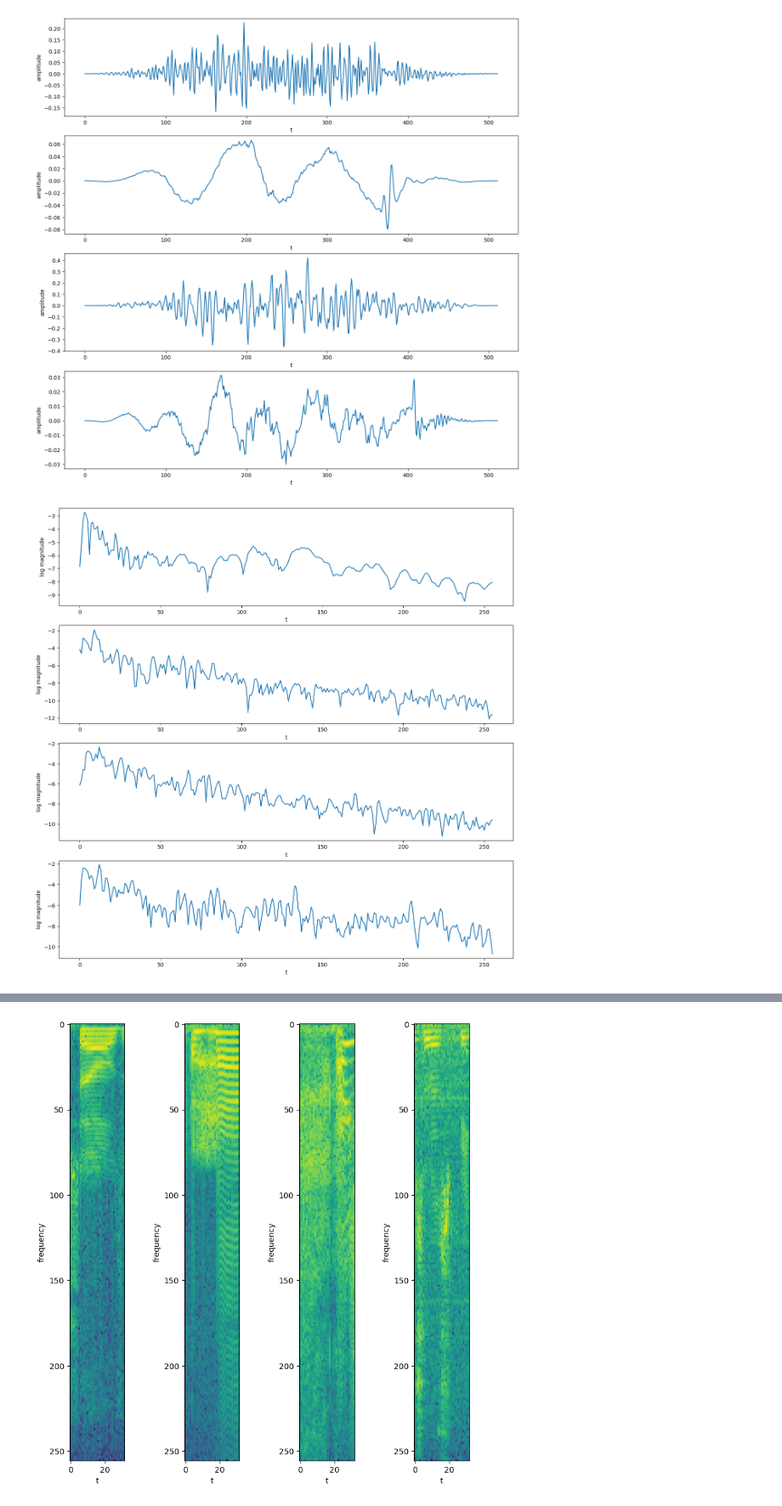
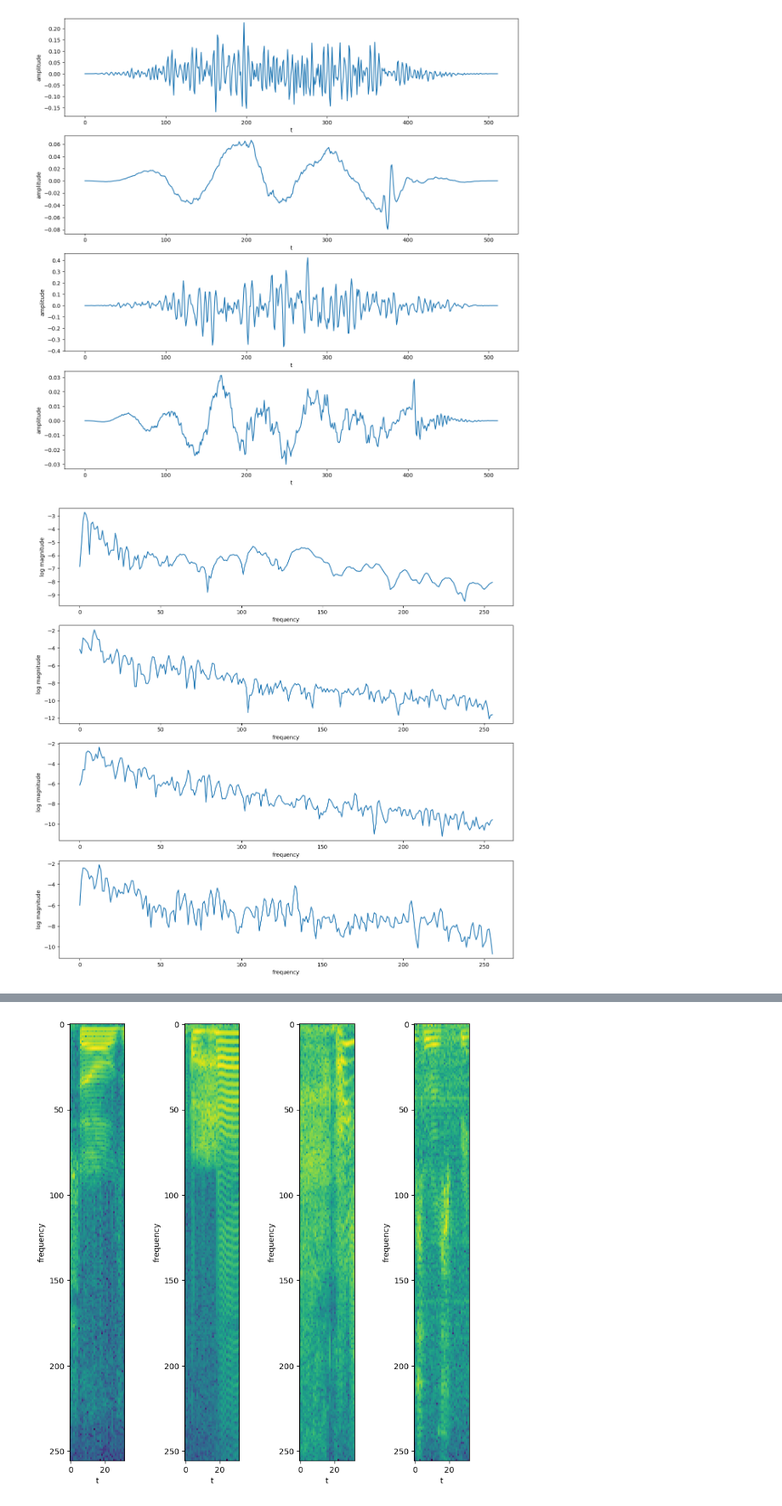
Before and after one commit to jkcas22/music_speech, a Jupyter notebook: RNN_data.ipynb, the cells around one changed output, grey strips where cells are left out. Shown at 85% size. Cells and saved outputs as stored; diff of their text form; code cells hidden in the pictures.

```diff
--- a/RNN_data.ipynb
+++ b/RNN_data.ipynb
@@ -156,15 +154,15 @@ music_logmag = dft_logmag(music_sounds,fft_chunks,fft_step,fft_size)
 # %%
 grid = (4,1)
 n_grid = grid[0]*grid[1]
 plt.figure(figsize=(15,15))
 for i in range(n_grid):
     plt.subplot(grid[0],grid[1],i+1)
     plt.plot(music_logmag[i][start_ft])
-    plt.xlabel('t')
+    plt.xlabel('frequency')
     plt.ylabel('log magnitude')
 plt.show()
 # %% [output]
-[figure, old version]
+[figure, new version]
 # %%
 grid = (4,1)
 n_grid = grid[0]*grid[1]
```
Also changed, not shown: parts of 13 cells of this notebook.
